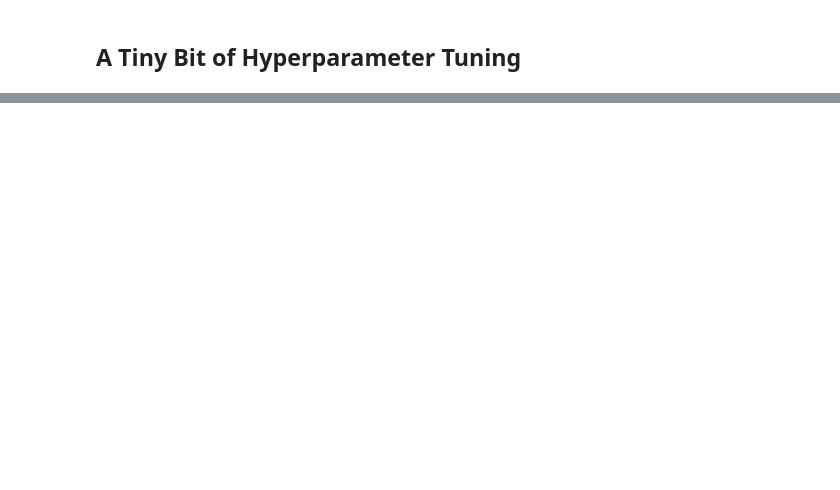
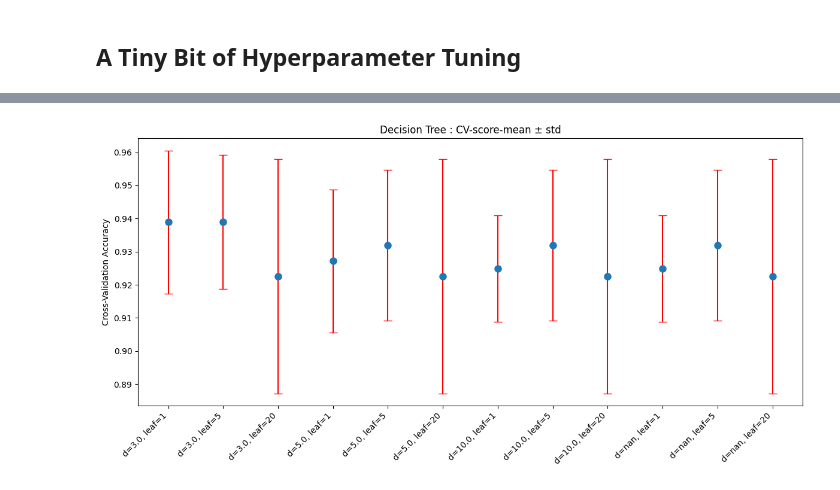
Before and after one commit to LeonBusche/AIMA-personal-repo-LeonBusche-, a Jupyter notebook: week_02_ml_basics_I.ipynb, the cells around one changed output, grey strips where cells are left out. Cells and saved outputs as stored; diff of their text form; code cells hidden in the pictures; blank space fills up the shorter version.

```diff
--- a/week_02_ml_basics_I.ipynb
+++ b/week_02_ml_basics_I.ipynb
@@ -362,0 +563,89 @@ print("Test Accuracy (best Tree):", round(accuracy_score(y_test, y_pred_dt), 3))
+# %%
+# Task 3 How do max_depth and min_samples_leaf change the decision tree's variance? Test this, and summarize your results.
+
+# different hyperparamater generation:
+params = [
+    {"clf__max_depth": 3, "clf__min_samples_leaf": 1},
+    {"clf__max_depth": 3, "clf__min_samples_leaf": 5},
+    {"clf__max_depth": 3, "clf__min_samples_leaf": 20},
+    {"clf__max_depth": 5, "clf__min_samples_leaf": 1},
+    {"clf__max_depth": 5, "clf__min_samples_leaf": 5},
+    {"clf__max_depth": 5, "clf__min_samples_leaf": 20},
+    {"clf__max_depth": 10, "clf__min_samples_leaf": 1},
+    {"clf__max_depth": 10, "clf__min_samples_leaf": 5},
+    {"clf__max_depth": 10, "clf__min_samples_leaf": 20},
+    {"clf__max_depth": None, "clf__min_samples_leaf": 1},
+    {"clf__max_depth": None, "clf__min_samples_leaf": 5},
+    {"clf__max_depth": None, "clf__min_samples_leaf": 20},
+]
+
+# Now, evaluate the accuracy for all the different param
+
+results = []
+
+for param in params:
+
+
+  tree_grid = Pipeline([
+    ("pre", preprocess),
+    ("clf", DecisionTreeClassifier(random_state=RNG))
+])
+  tree_grid.set_params(**param)
+
+  # cross validation score / accuracy
+
+  cv_scores = cross_val_score(tree_grid, X_train, y_train, cv=cv, scoring="accuracy")
+  #print(f"Cross-validation scores for parameters {param}:")
+  #print(cv_scores)
+  #print(f"Mean CV Accuracy: {cv_scores.mean():.3f}")
+  #print(f"Standard Deviation of CV Accuracy: {cv_scores.std():.3f}")
+
+  # save all results in the result list
+  cv_accuracy = cv_scores.mean()
+  cv_std = cv_scores.std()
+
+  results.append({
+      "max_depth": param["clf__max_depth"],
+      "min_samples_leaf": param["clf__min_samples_leaf"],
+      "CV Mean Accuracy": cv_accuracy,
+      "CV Std Accuracy": cv_std,
+      "CV Scores": cv_scores
+  })
+
+# To make data presentable, I turn them into a panda dataframe
+
+results_df = pd.DataFrame(results)
+display(results_df.style.format({
+    "mean_cv_accuracy": "{:.3f}",
+    "std_cv_accuracy": "{:.3f}"
+}))
+
+# Now, I plot all mean values togehter with its std. deviation
+results_df = results_df.sort_values(["max_depth", "min_samples_leaf"]) # sort
+
+
+# X-axis labels
+x_labels = [
+    f"d={r['max_depth']}, leaf={r['min_samples_leaf']}"
+    for _, r in results_df.iterrows()
+]
+x = np.arange(len(x_labels))
+
+# Plot of average cv score with standard deviation
+plt.figure(figsize=(12, 6))
+plt.errorbar(
+    x,
+    results_df["CV Mean Accuracy"],
+    yerr=results_df["CV Std Accuracy"],
+    fmt='o',
+    ecolor='red',
+    capsize=5,
+    markersize=8,
+    linestyle='None'
+)
+plt.xticks(x, x_labels, rotation=45, ha="right")
+plt.ylabel("Cross-Validation Accuracy")
+plt.title("Decision Tree : CV-score-mean ± std")
+plt.tight_layout()
+plt.show()
+# %% [output]
@@ -362,0 +665 @@ print("Test Accuracy (best Tree):", round(accuracy_score(y_test, y_pred_dt), 3))
+[figure, added]
```
Also changed, not shown: parts of 24 cells of this notebook.
